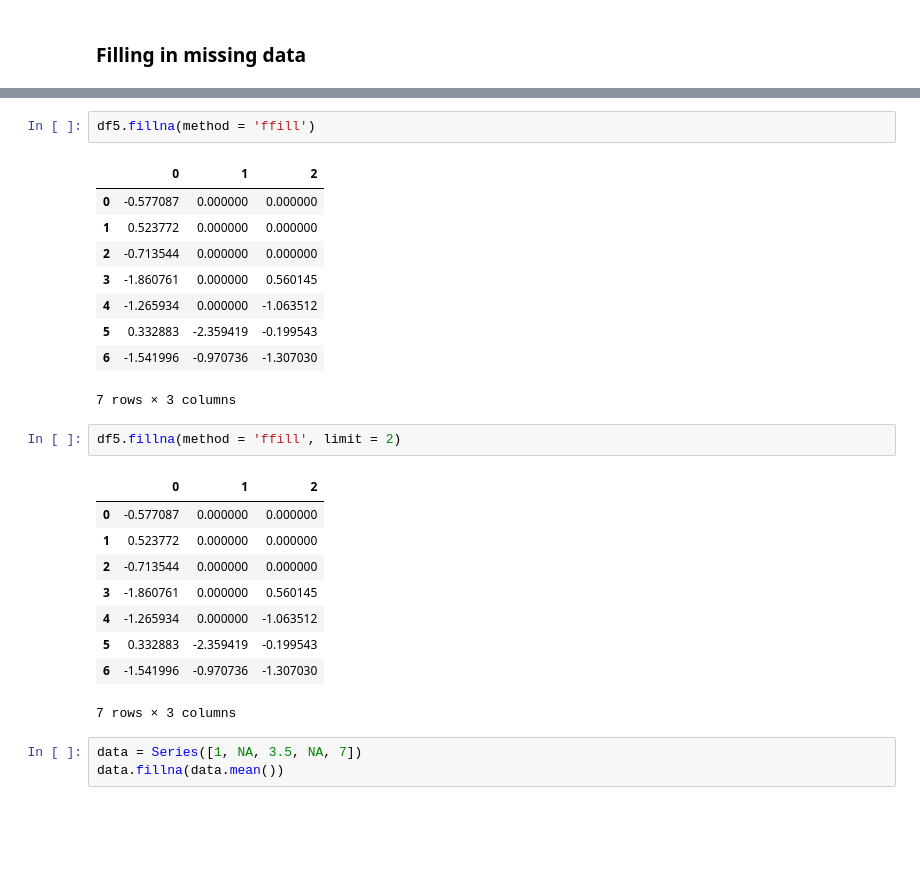
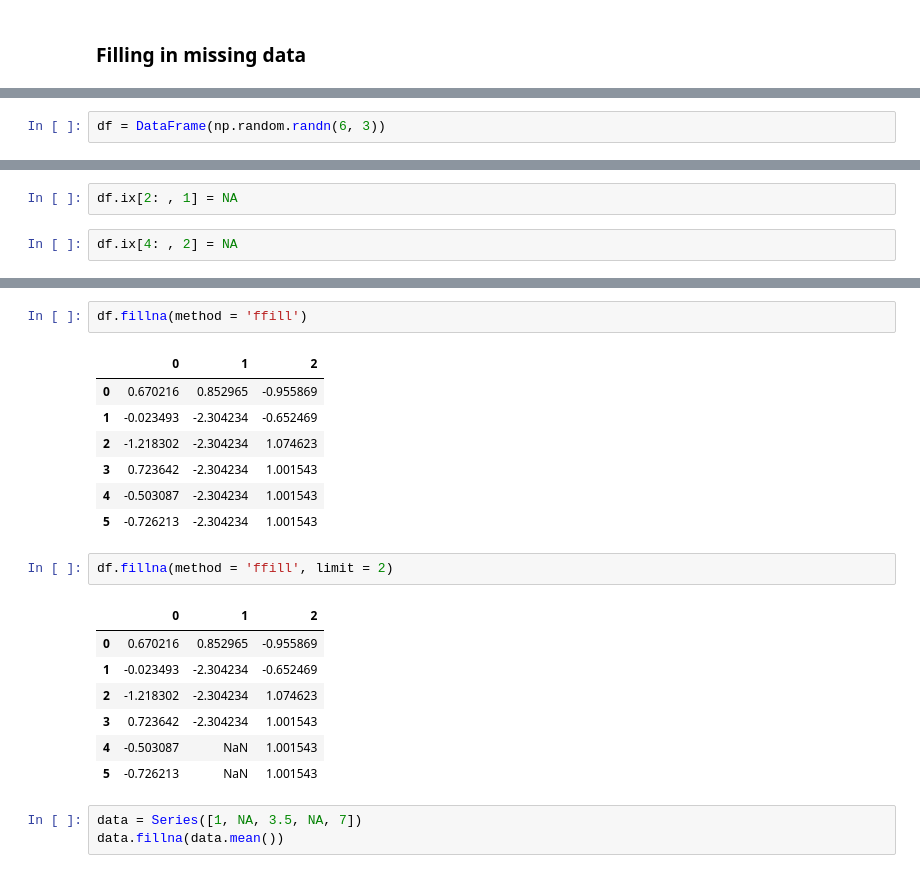
Before and after one commit to wshuail/Learn-Data-Science-the-Hard-Way, a Jupyter notebook: book/Python_for_Data_Analysis/ch05.ipynb, the cells around one changed output, grey strips where cells are left out. Drawn from its saved outputs; the diff is of its cells as text; blank space fills up the shorter version.

```diff
--- a/book/Python_for_Data_Analysis/ch05.ipynb
+++ b/book/Python_for_Data_Analysis/ch05.ipynb
@@ -1667,0 +1631,2 @@ df5
+# %%
+df = DataFrame(np.random.randn(6, 3))
@@ -1667,0 +1643,4 @@ df5
+# %%
+df.ix[2: , 1] = NA
+# %%
+df.ix[4: , 2] = NA
@@ -1668,27 +1657,23 @@ df5
 # %%
-df5.fillna(method = 'ffill')
+df.fillna(method = 'ffill')
 # %% [output]
 |  | 0 | 1 | 2 |
-| 0 | -0.577087 | 0.000000 | 0.000000 |
-| 1 | 0.523772 | 0.000000 | 0.000000 |
-| 2 | -0.713544 | 0.000000 | 0.000000 |
-| 3 | -1.860761 | 0.000000 | 0.560145 |
-| 4 | -1.265934 | 0.000000 | -1.063512 |
-| 5 | 0.332883 | -2.359419 | -0.199543 |
-| 6 | -1.541996 | -0.970736 | -1.307030 |
+| 0 | 0.670216 | 0.852965 | -0.955869 |
+| 1 | -0.023493 | -2.304234 | -0.652469 |
+| 2 | -1.218302 | -2.304234 | 1.074623 |
+| 3 | 0.723642 | -2.304234 | 1.001543 |
+| 4 | -0.503087 | -2.304234 | 1.001543 |
+| 5 | -0.726213 | -2.304234 | 1.001543 |
-7 rows × 3 columns
 # %%
-df5.fillna(method = 'ffill', limit = 2)
+df.fillna(method = 'ffill', limit = 2)
 # %% [output]
 |  | 0 | 1 | 2 |
-| 0 | -0.577087 | 0.000000 | 0.000000 |
-| 1 | 0.523772 | 0.000000 | 0.000000 |
-| 2 | -0.713544 | 0.000000 | 0.000000 |
-| 3 | -1.860761 | 0.000000 | 0.560145 |
-| 4 | -1.265934 | 0.000000 | -1.063512 |
-| 5 | 0.332883 | -2.359419 | -0.199543 |
-| 6 | -1.541996 | -0.970736 | -1.307030 |
+| 0 | 0.670216 | 0.852965 | -0.955869 |
+| 1 | -0.023493 | -2.304234 | -0.652469 |
+| 2 | -1.218302 | -2.304234 | 1.074623 |
+| 3 | 0.723642 | -2.304234 | 1.001543 |
+| 4 | -0.503087 | NaN | 1.001543 |
+| 5 | -0.726213 | NaN | 1.001543 |
-7 rows × 3 columns
 # %%
 data = Series([1, NA, 3.5, NA, 7])
 data.fillna(data.mean())
```
Also changed, not shown: parts of 170 cells of this notebook.
